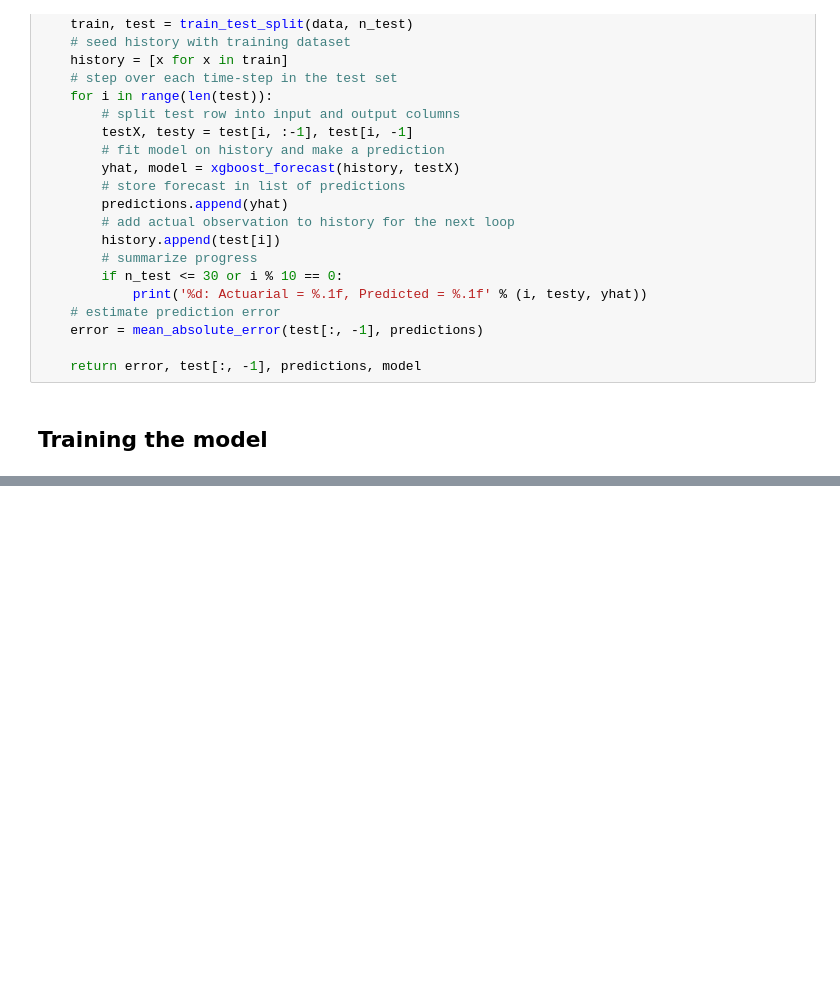
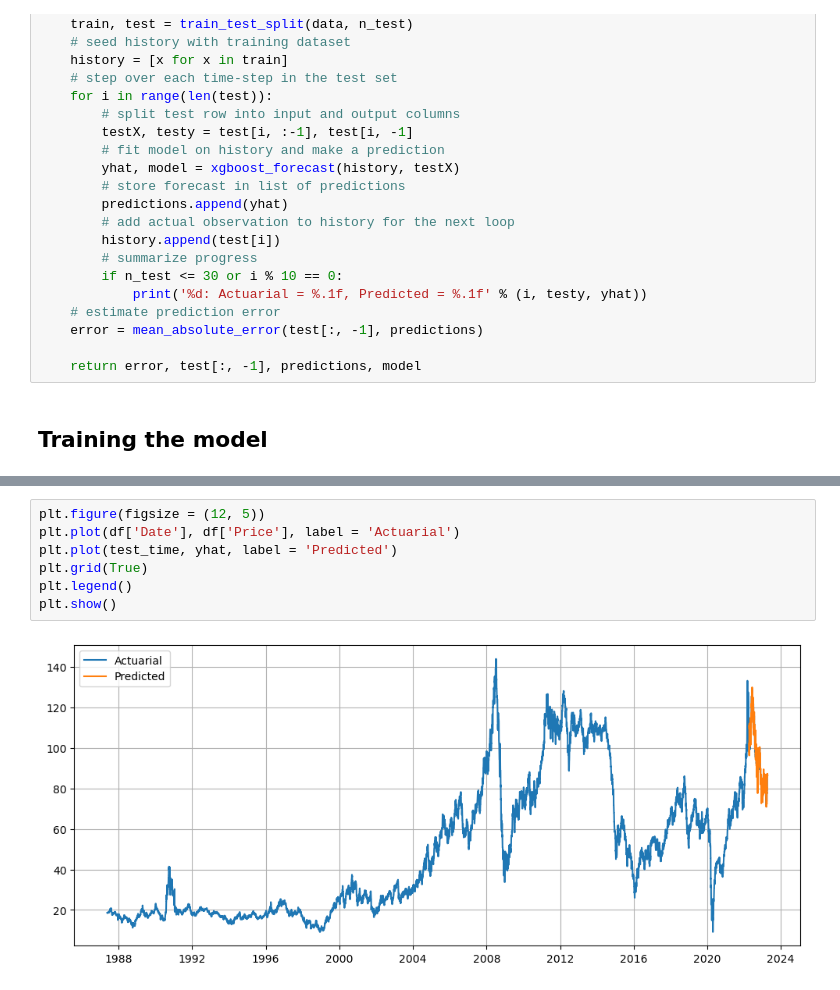
Before and after one commit to frankwwu/Time-Series-Forecasting, a Jupyter notebook: Univariate XGBoost Brent Oil Price/Brent Oil Price Forecast XGBoost Model.ipynb, the cells around one changed output, grey strips where cells are left out. Cells and saved outputs as stored; diff of their text form; blank space fills up the shorter version.

```diff
--- a/Univariate XGBoost Brent Oil Price/Brent Oil Price Forecast XGBoost Model.ipynb
+++ b/Univariate XGBoost Brent Oil Price/Brent Oil Price Forecast XGBoost Model.ipynb
@@ -184,0 +187,9 @@ plt.show()
+# %%
+plt.figure(figsize = (12, 5))
+plt.plot(df['Date'], df['Price'], label = 'Actuarial')
+plt.plot(test_time, yhat, label = 'Predicted')
+plt.grid(True)
+plt.legend()
+plt.show()
+# %% [output]
+[figure, added]
```
Also changed, not shown: parts of 11 cells of this notebook.
